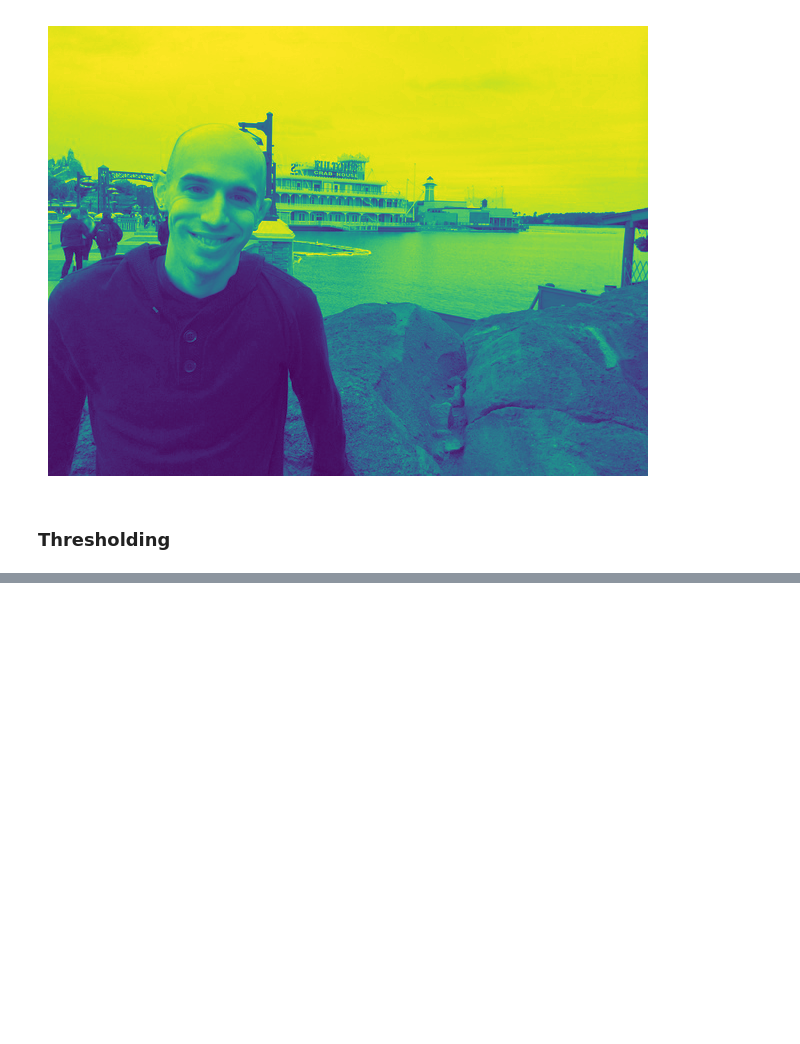
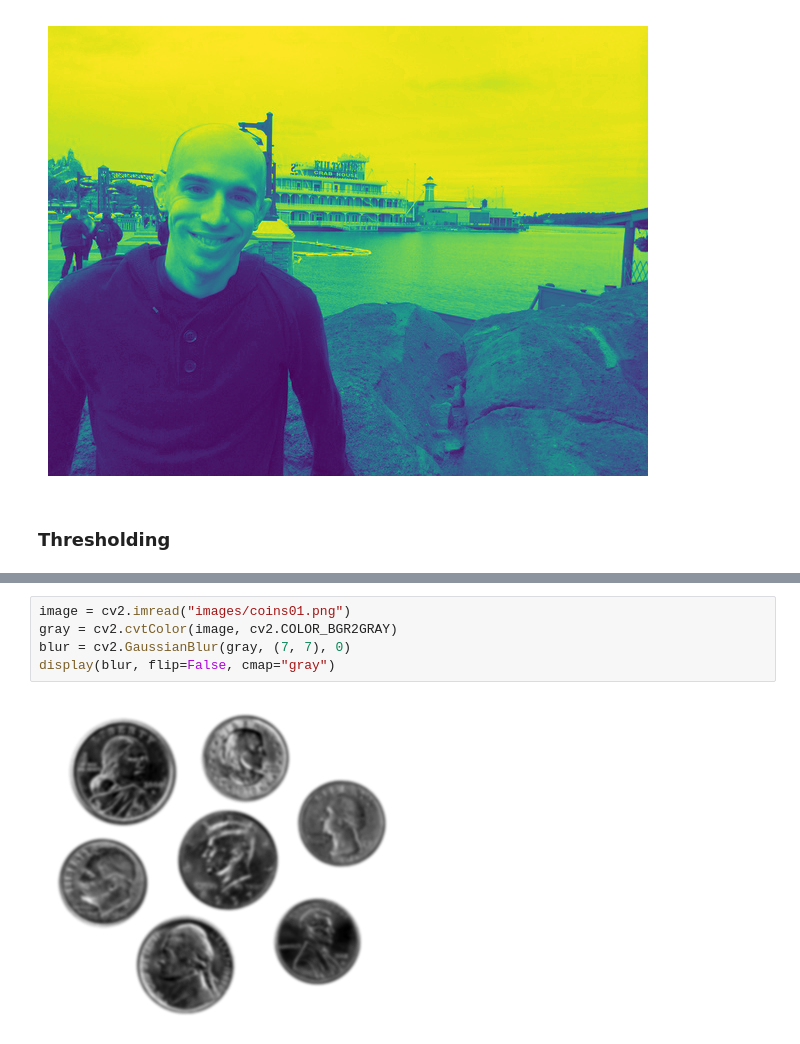
Before and after one commit to KarthikKothareddy/pisgurus, a Jupyter notebook: lighting_and_thresholds.ipynb, the cells around one changed output, grey strips where cells are left out. Saved outputs shown, nothing was run; the diff lists cells and outputs as text; blank space fills up the shorter version.

```diff
--- a/lighting_and_thresholds.ipynb
+++ b/lighting_and_thresholds.ipynb
@@ -53,0 +60,7 @@ display(V, flip=False)
+# %%
+image = cv2.imread("images/coins01.png")
+gray = cv2.cvtColor(image, cv2.COLOR_BGR2GRAY)
+blur = cv2.GaussianBlur(gray, (7, 7), 0)
+display(blur, flip=False, cmap="gray")
+# %% [output]
+[figure, added]
```
Also changed, not shown: parts of 4 cells of this notebook, 2 other files.
